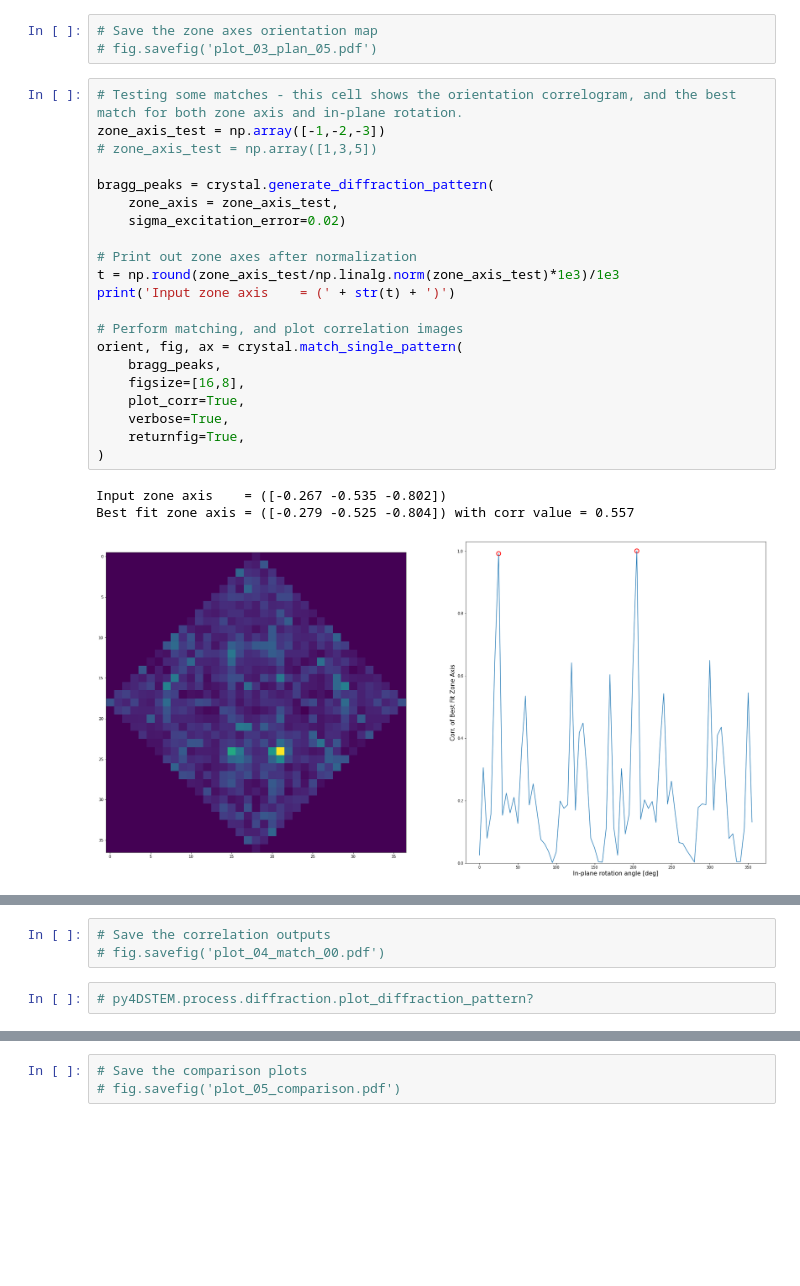
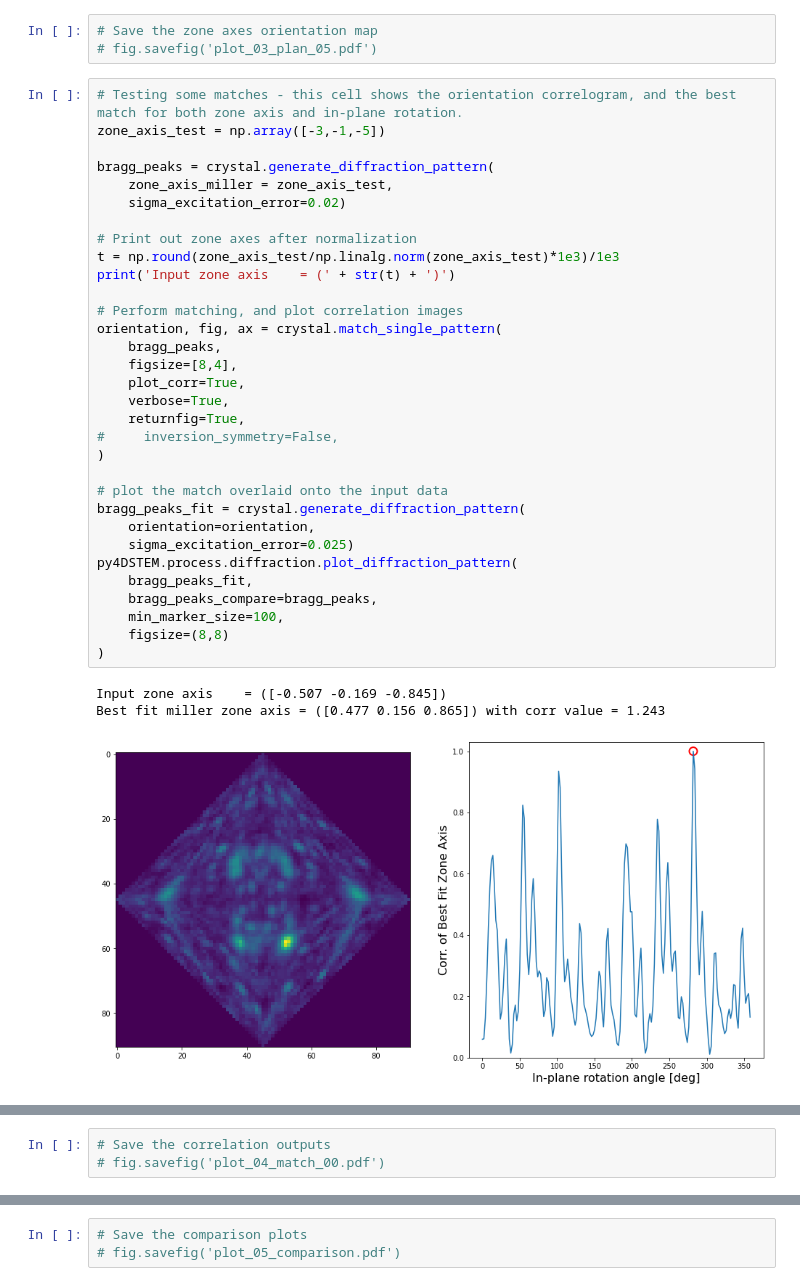
Before and after one commit to py4dstem/py4DSTEM_tutorials, a Jupyter notebook: notebooks/acom/ACOM_basics_03_tricilinic.ipynb, the cells around one changed output, grey strips where cells are left out. Drawn from its saved outputs; the diff is of its cells as text; blank space fills up the shorter version.

```diff
--- a/notebooks/acom/ACOM_basics_03_tricilinic.ipynb
+++ b/notebooks/acom/ACOM_basics_03_tricilinic.ipynb
@@ -130,26 +123,37 @@ Orientation plan index 38
 # fig.savefig('plot_03_plan_05.pdf')
 # %%
 # Testing some matches - this cell shows the orientation correlogram, and the best match for both zone axis and in-plane rotation.
-zone_axis_test = np.array([-1,-2,-3])
-# zone_axis_test = np.array([1,3,5])
+zone_axis_test = np.array([-3,-1,-5])
 
 bragg_peaks = crystal.generate_diffraction_pattern(
-    zone_axis = zone_axis_test,
+    zone_axis_miller = zone_axis_test,
     sigma_excitation_error=0.02)
 
 # Print out zone axes after normalization
 t = np.round(zone_axis_test/np.linalg.norm(zone_axis_test)*1e3)/1e3
 print('Input zone axis    = (' + str(t) + ')')
 
 # Perform matching, and plot correlation images
-orient, fig, ax = crystal.match_single_pattern(
+orientation, fig, ax = crystal.match_single_pattern(
     bragg_peaks,
-    figsize=[16,8],
+    figsize=[8,4],
     plot_corr=True,
     verbose=True,
     returnfig=True,
+#     inversion_symmetry=False,
 )
+
+# plot the match overlaid onto the input data
+bragg_peaks_fit = crystal.generate_diffraction_pattern(
+    orientation=orientation,
+    sigma_excitation_error=0.025)
+py4DSTEM.process.diffraction.plot_diffraction_pattern(
+    bragg_peaks_fit,
+    bragg_peaks_compare=bragg_peaks,
+    min_marker_size=100,
+    figsize=(8,8)
+)
 # %% [output]
-Input zone axis    = ([-0.267 -0.535 -0.802])
-Best fit zone axis = ([-0.279 -0.525 -0.804]) with corr value = 0.557
+Input zone axis    = ([-0.507 -0.169 -0.845])
+Best fit miller zone axis = ([0.477 0.156 0.865]) with corr value = 1.243
-[figure, old version]
+[figure, new version]
@@ -156,5 +161,3 @@ Best fit zone axis = ([-0.279 -0.525 -0.804]) with corr value = 0.557
 # %%
 # Save the correlation outputs
 # fig.savefig('plot_04_match_00.pdf')
-# %%
-# py4DSTEM.process.diffraction.plot_diffraction_pattern?
```
Also changed, not shown: parts of 14 cells of this notebook, 2 other files.
